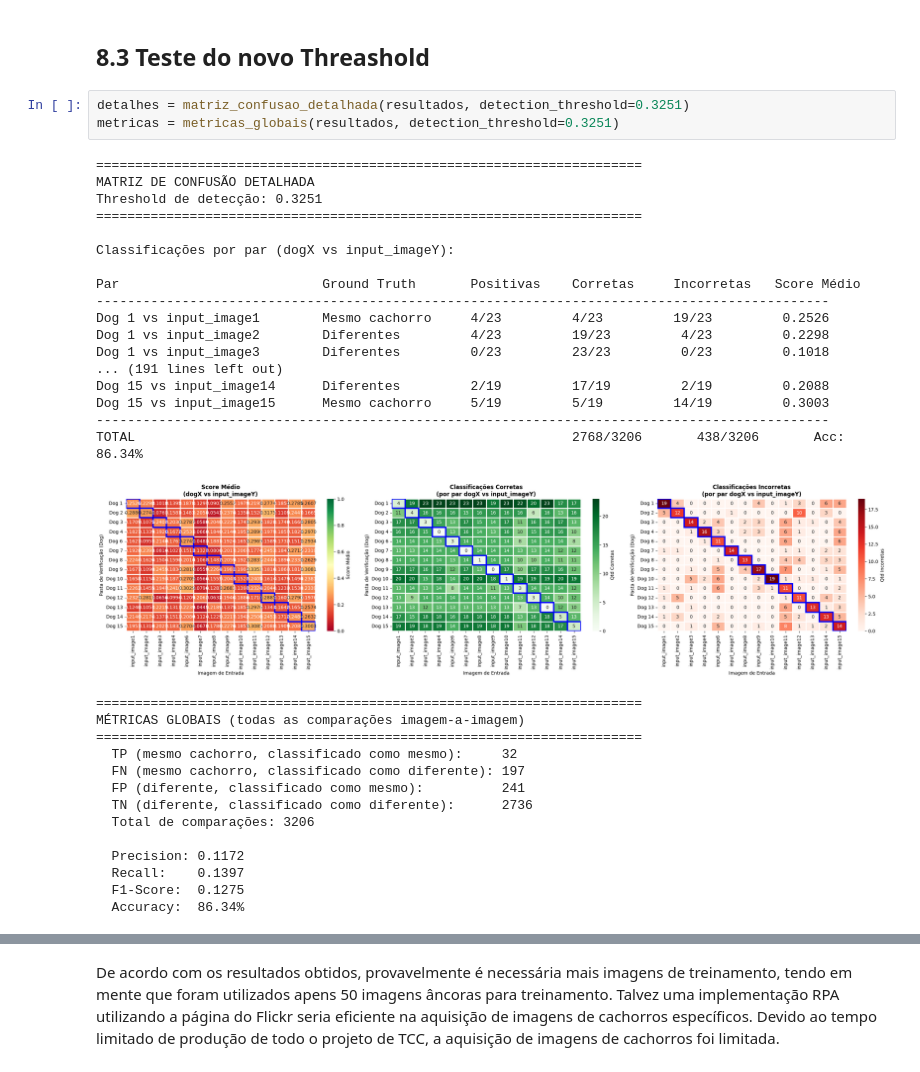
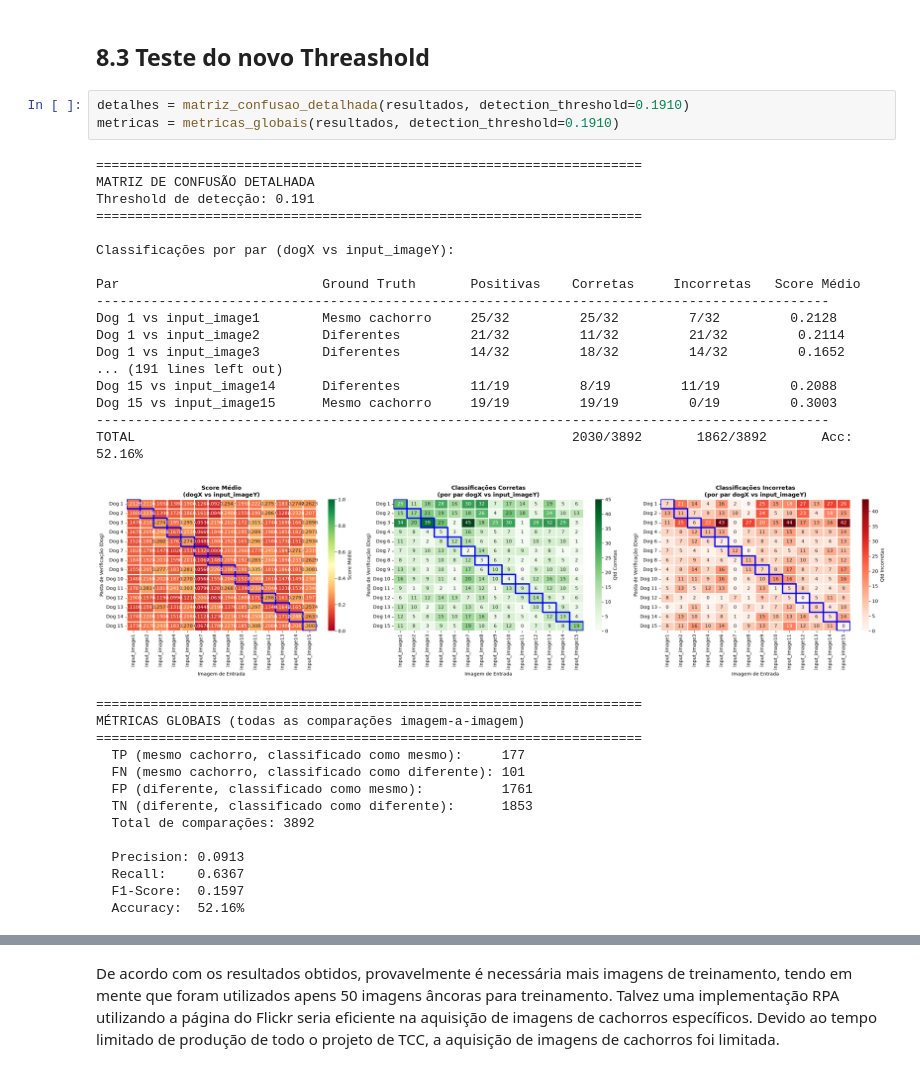
Before and after one commit to MrArthurP/Pet-Recognition, a Jupyter notebook: python/Inteligencia_Artificial/Reconhecimento_Multiplos_Pets_NoteBook.ipynb, the cells around one changed output, grey strips where cells are left out. Drawn from its saved outputs; the diff is of its cells as text.

```diff
--- a/python/Inteligencia_Artificial/Reconhecimento_Multiplos_Pets_NoteBook.ipynb
+++ b/python/Inteligencia_Artificial/Reconhecimento_Multiplos_Pets_NoteBook.ipynb
@@ -2678,37 +2665,37 @@ Threshold ótimo:  0.3251 → TPR=0.7945, FPR=0.4315
 # %% [markdown]
 ## 8.3 Teste do novo Threashold
 # %%
-detalhes = matriz_confusao_detalhada(resultados, detection_threshold=0.3251)
-metricas = metricas_globais(resultados, detection_threshold=0.3251)
+detalhes = matriz_confusao_detalhada(resultados, detection_threshold=0.1910)
+metricas = metricas_globais(resultados, detection_threshold=0.1910)
 # %% [output]
 ======================================================================
 MATRIZ DE CONFUSÃO DETALHADA
-Threshold de detecção: 0.3251
+Threshold de detecção: 0.191
 ======================================================================
 
 Classificações por par (dogX vs input_imageY):
 
 Par                          Ground Truth       Positivas    Corretas     Incorretas   Score Médio
 ----------------------------------------------------------------------------------------------
-Dog 1 vs input_image1        Mesmo cachorro     4/23         4/23         19/23         0.2526
-Dog 1 vs input_image2        Diferentes         4/23         19/23         4/23         0.2298
-Dog 1 vs input_image3        Diferentes         0/23         23/23         0/23         0.1018
+Dog 1 vs input_image1        Mesmo cachorro     25/32         25/32         7/32         0.2128
+Dog 1 vs input_image2        Diferentes         21/32         11/32         21/32         0.2114
+Dog 1 vs input_image3        Diferentes         14/32         18/32         14/32         0.1652
 ... (191 lines left out)
-Dog 15 vs input_image14      Diferentes         2/19         17/19         2/19         0.2088
-Dog 15 vs input_image15      Mesmo cachorro     5/19         5/19         14/19         0.3003
+Dog 15 vs input_image14      Diferentes         11/19         8/19         11/19         0.2088
+Dog 15 vs input_image15      Mesmo cachorro     19/19         19/19         0/19         0.3003
 ----------------------------------------------------------------------------------------------
-TOTAL                                                        2768/3206       438/3206       Acc: 86.34%
+TOTAL                                                        2030/3892       1862/3892       Acc: 52.16%
-[figure, old version]
+[figure, new version]
 ======================================================================
 MÉTRICAS GLOBAIS (todas as comparações imagem-a-imagem)
 ======================================================================
-  TP (mesmo cachorro, classificado como mesmo):     32
-  FN (mesmo cachorro, classificado como diferente): 197
-  FP (diferente, classificado como mesmo):          241
-  TN (diferente, classificado como diferente):      2736
-  Total de comparações: 3206
+  TP (mesmo cachorro, classificado como mesmo):     177
+  FN (mesmo cachorro, classificado como diferente): 101
+  FP (diferente, classificado como mesmo):          1761
+  TN (diferente, classificado como diferente):      1853
+  Total de comparações: 3892
 
-  Precision: 0.1172
-  Recall:    0.1397
-  F1-Score:  0.1275
-  Accuracy:  86.34%
+  Precision: 0.0913
+  Recall:    0.6367
+  F1-Score:  0.1597
+  Accuracy:  52.16%
```
Also changed, not shown: parts of 18 cells of this notebook, 2 other files.
